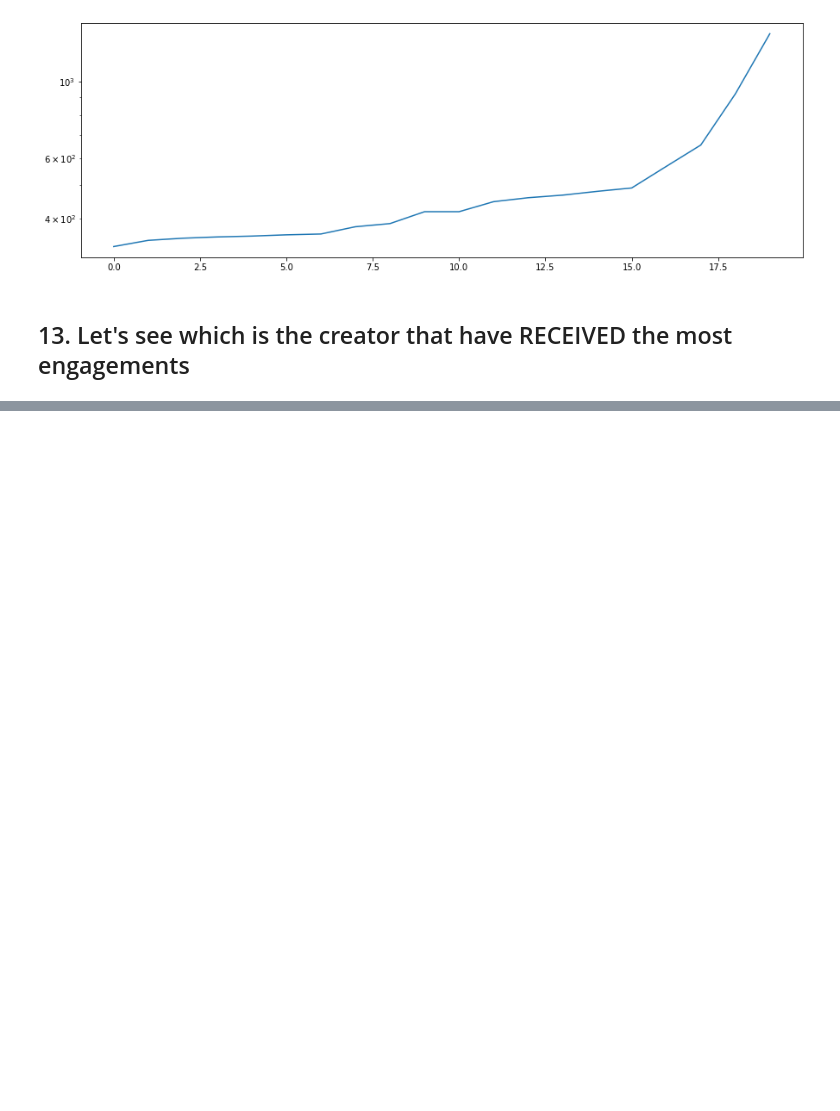
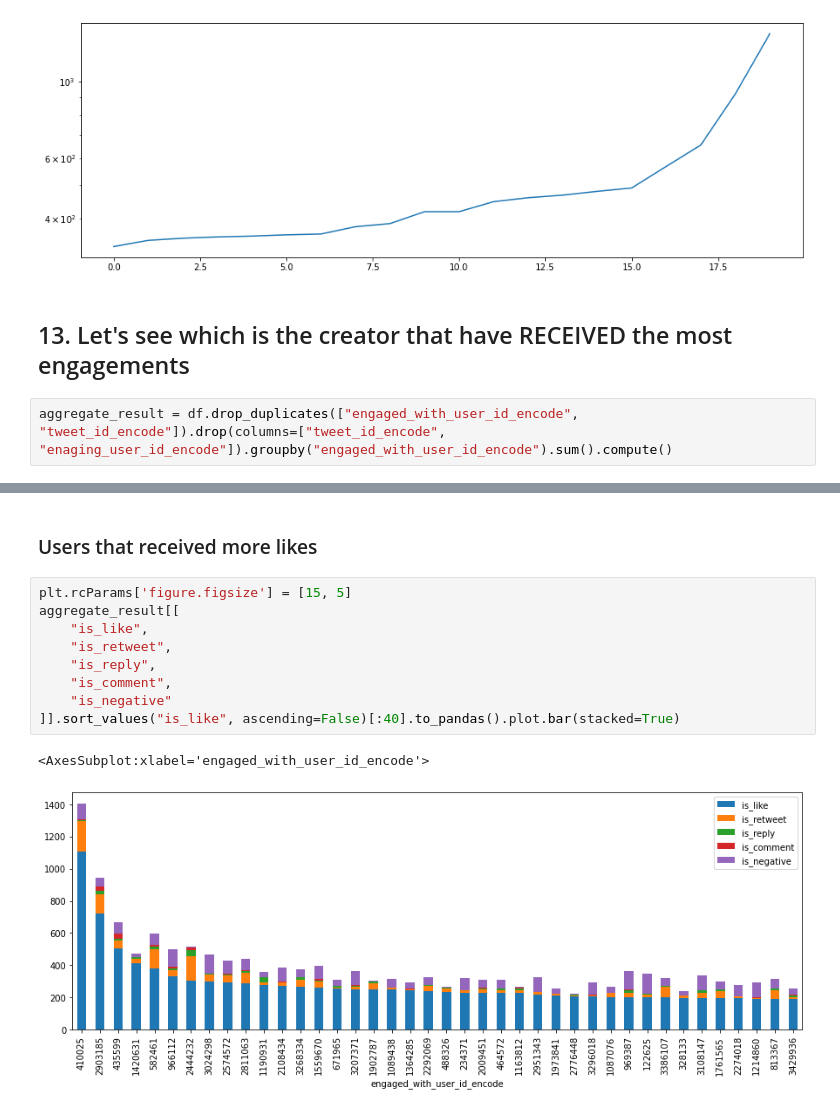
Before and after one commit to RecKIE7/recsys2021-twitter, a Jupyter notebook: analysis/user.ipynb, the cells around one changed output, grey strips where cells are left out. Drawn from its saved outputs; the diff is of its cells as text; blank space fills up the shorter version.

Commit message:
see which is the creator that have RECEIVED the most engagements

```diff
--- a/analysis/user.ipynb
+++ b/analysis/user.ipynb
@@ -392,3 +392,5 @@ plt.show()
 [figure]
 # %% [markdown]
 ## 13. Let's see which is the creator that have RECEIVED the most engagements
+# %%
+aggregate_result = df.drop_duplicates(["engaged_with_user_id_encode", "tweet_id_encode"]).drop(columns=["tweet_id_encode", "enaging_user_id_encode"]).groupby("engaged_with_user_id_encode").sum().compute()
@@ -394,0 +407,14 @@ plt.show()
+# %% [markdown]
+### Users that received more likes
+# %%
+plt.rcParams['figure.figsize'] = [15, 5]
+aggregate_result[[
+    "is_like",
+    "is_retweet",
+    "is_reply",
+    "is_comment",
+    "is_negative"
+]].sort_values("is_like", ascending=False)[:40].to_pandas().plot.bar(stacked=True)
+# %% [output]
+<AxesSubplot:xlabel='engaged_with_user_id_encode'>
+[figure, added]
```
Also changed, not shown: parts of 12 cells of this notebook.
